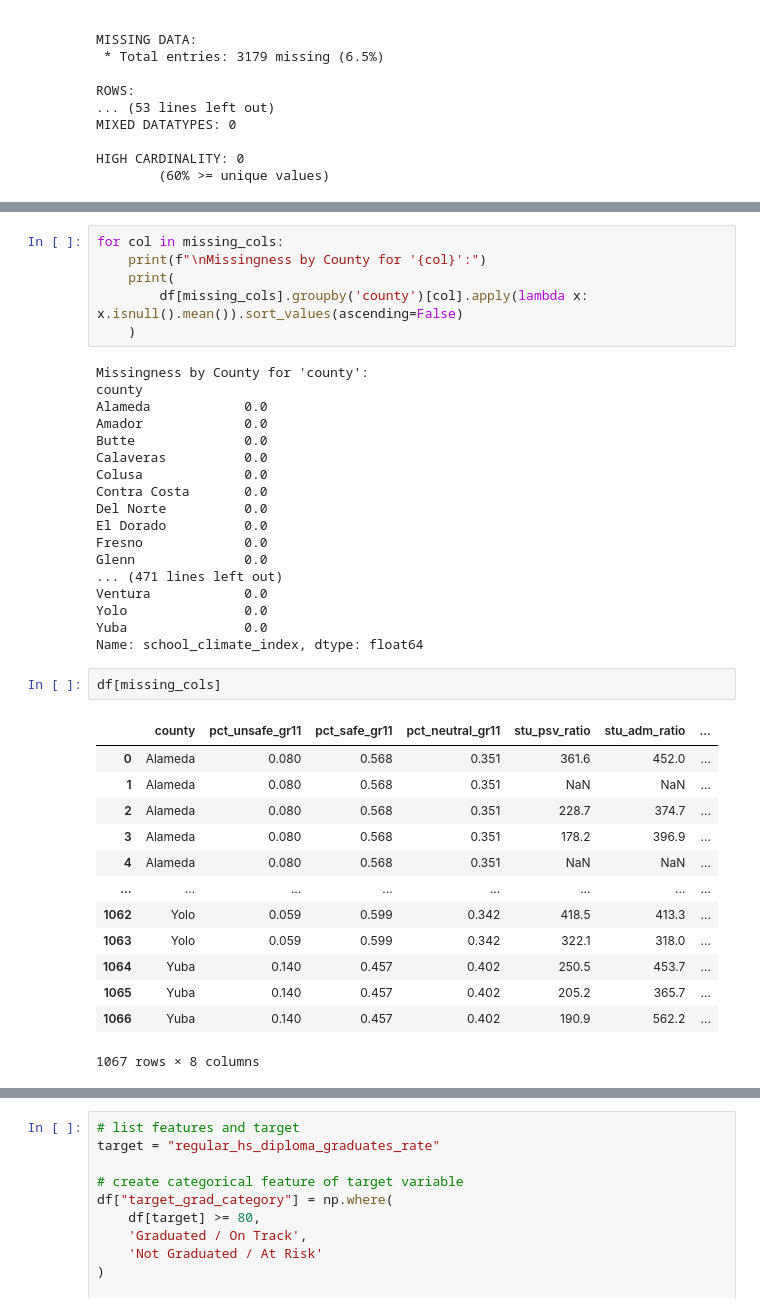
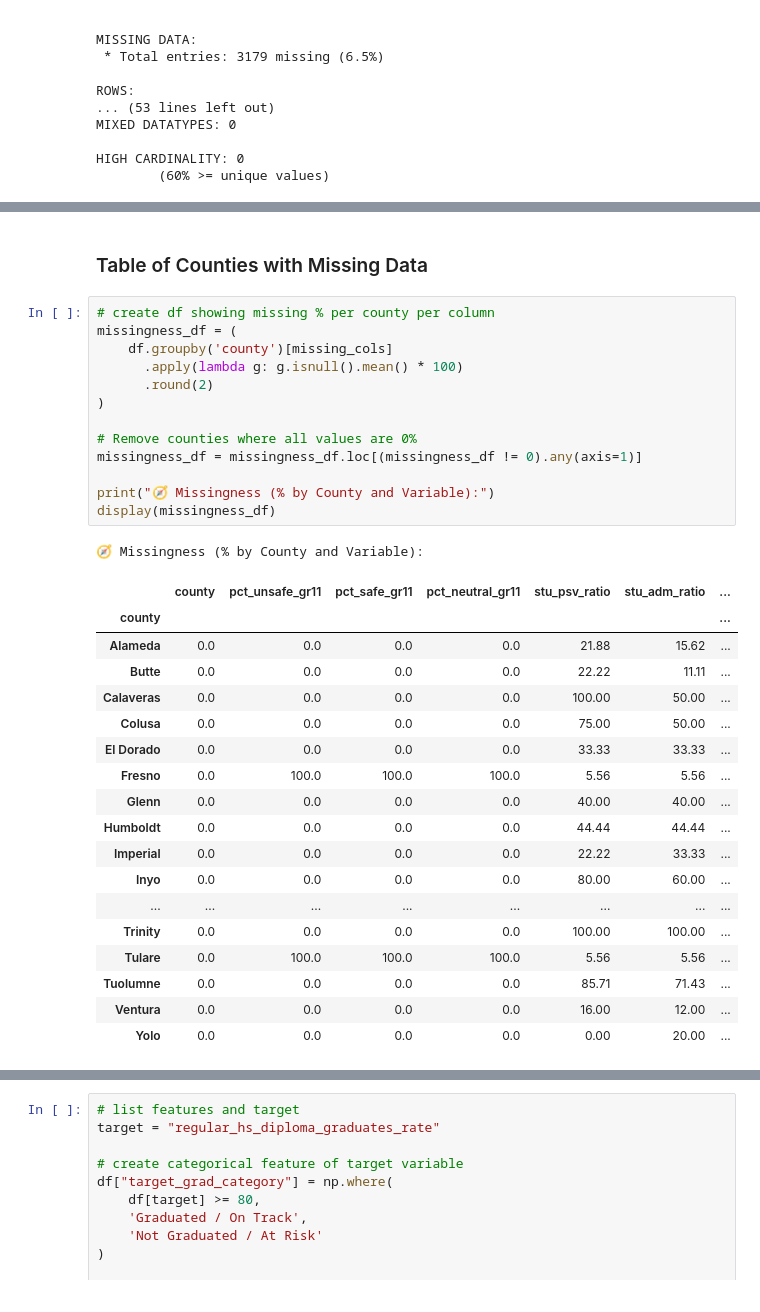
Before and after one commit to junclemente/ads599-capstone_project, a Jupyter notebook: library/02_data_exploration-univariate.ipynb, the cells around one changed output, grey strips where cells are left out. Drawn from its saved outputs; the diff is of its cells as text.

```diff
--- a/library/02_data_exploration-univariate.ipynb
+++ b/library/02_data_exploration-univariate.ipynb
@@ -156,43 +160,38 @@ MIXED DATATYPES: 0
 
 HIGH CARDINALITY: 0
         (60% >= unique values)
-# %%
-for col in missing_cols:
-    print(f"\nMissingness by County for '{col}':")
-    print(
-        df[missing_cols].groupby('county')[col].apply(lambda x: x.isnull().mean()).sort_values(ascending=False)
-    )
-# %% [output]
-Missingness by County for 'county':
-county
-Alameda            0.0
-Amador             0.0
-Butte              0.0
-Calaveras          0.0
-Colusa             0.0
-Contra Costa       0.0
-Del Norte          0.0
-El Dorado          0.0
-Fresno             0.0
-Glenn              0.0
-... (471 lines left out)
-Ventura            0.0
-Yolo               0.0
-Yuba               0.0
-Name: school_climate_index, dtype: float64
+# %% [markdown]
+### Table of Counties with Missing Data
 # %%
-df[missing_cols]
+# create df showing missing % per county per column
+missingness_df = (
+    df.groupby('county')[missing_cols]
+      .apply(lambda g: g.isnull().mean() * 100)
+      .round(2)
+)
+
+# Remove counties where all values are 0%
+missingness_df = missingness_df.loc[(missingness_df != 0).any(axis=1)]
+
+print("🧭 Missingness (% by County and Variable):")
+display(missingness_df)
 # %% [output]
+🧭 Missingness (% by County and Variable):
 |  | county | pct_unsafe_gr11 | pct_safe_gr11 | pct_neutral_gr11 | stu_psv_ratio | stu_adm_ratio | ... |
-| 0 | Alameda | 0.080 | 0.568 | 0.351 | 361.6 | 452.0 | ... |
-| 1 | Alameda | 0.080 | 0.568 | 0.351 | NaN | NaN | ... |
-| 2 | Alameda | 0.080 | 0.568 | 0.351 | 228.7 | 374.7 | ... |
-| 3 | Alameda | 0.080 | 0.568 | 0.351 | 178.2 | 396.9 | ... |
-| 4 | Alameda | 0.080 | 0.568 | 0.351 | NaN | NaN | ... |
+| county |  |  |  |  |  |  | ... |
+| Alameda | 0.0 | 0.0 | 0.0 | 0.0 | 21.88 | 15.62 | ... |
+| Butte | 0.0 | 0.0 | 0.0 | 0.0 | 22.22 | 11.11 | ... |
+| Calaveras | 0.0 | 0.0 | 0.0 | 0.0 | 100.00 | 50.00 | ... |
+| Colusa | 0.0 | 0.0 | 0.0 | 0.0 | 75.00 | 50.00 | ... |
+| El Dorado | 0.0 | 0.0 | 0.0 | 0.0 | 33.33 | 33.33 | ... |
+| Fresno | 0.0 | 100.0 | 100.0 | 100.0 | 5.56 | 5.56 | ... |
+| Glenn | 0.0 | 0.0 | 0.0 | 0.0 | 40.00 | 40.00 | ... |
+| Humboldt | 0.0 | 0.0 | 0.0 | 0.0 | 44.44 | 44.44 | ... |
+| Imperial | 0.0 | 0.0 | 0.0 | 0.0 | 22.22 | 33.33 | ... |
+| Inyo | 0.0 | 0.0 | 0.0 | 0.0 | 80.00 | 60.00 | ... |
 | ... | ... | ... | ... | ... | ... | ... | ... |
-| 1062 | Yolo | 0.059 | 0.599 | 0.342 | 418.5 | 413.3 | ... |
-| 1063 | Yolo | 0.059 | 0.599 | 0.342 | 322.1 | 318.0 | ... |
-| 1064 | Yuba | 0.140 | 0.457 | 0.402 | 250.5 | 453.7 | ... |
-| 1065 | Yuba | 0.140 | 0.457 | 0.402 | 205.2 | 365.7 | ... |
-| 1066 | Yuba | 0.140 | 0.457 | 0.402 | 190.9 | 562.2 | ... |
+| Trinity | 0.0 | 0.0 | 0.0 | 0.0 | 100.00 | 100.00 | ... |
+| Tulare | 0.0 | 100.0 | 100.0 | 100.0 | 5.56 | 5.56 | ... |
+| Tuolumne | 0.0 | 0.0 | 0.0 | 0.0 | 85.71 | 71.43 | ... |
+| Ventura | 0.0 | 0.0 | 0.0 | 0.0 | 16.00 | 12.00 | ... |
+| Yolo | 0.0 | 0.0 | 0.0 | 0.0 | 0.00 | 20.00 | ... |
-1067 rows × 8 columns
```
Also changed, not shown: parts of 6 cells of this notebook, 1 other file.
